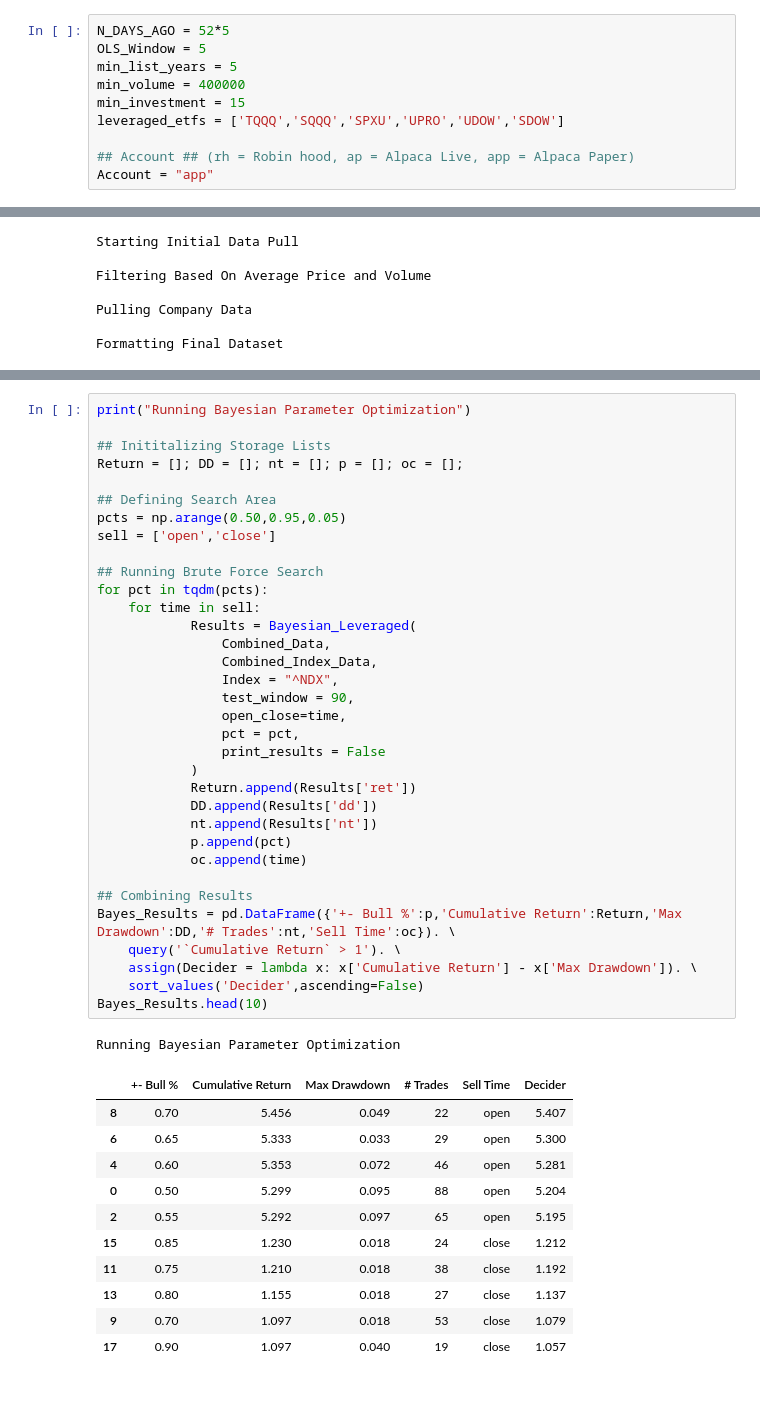
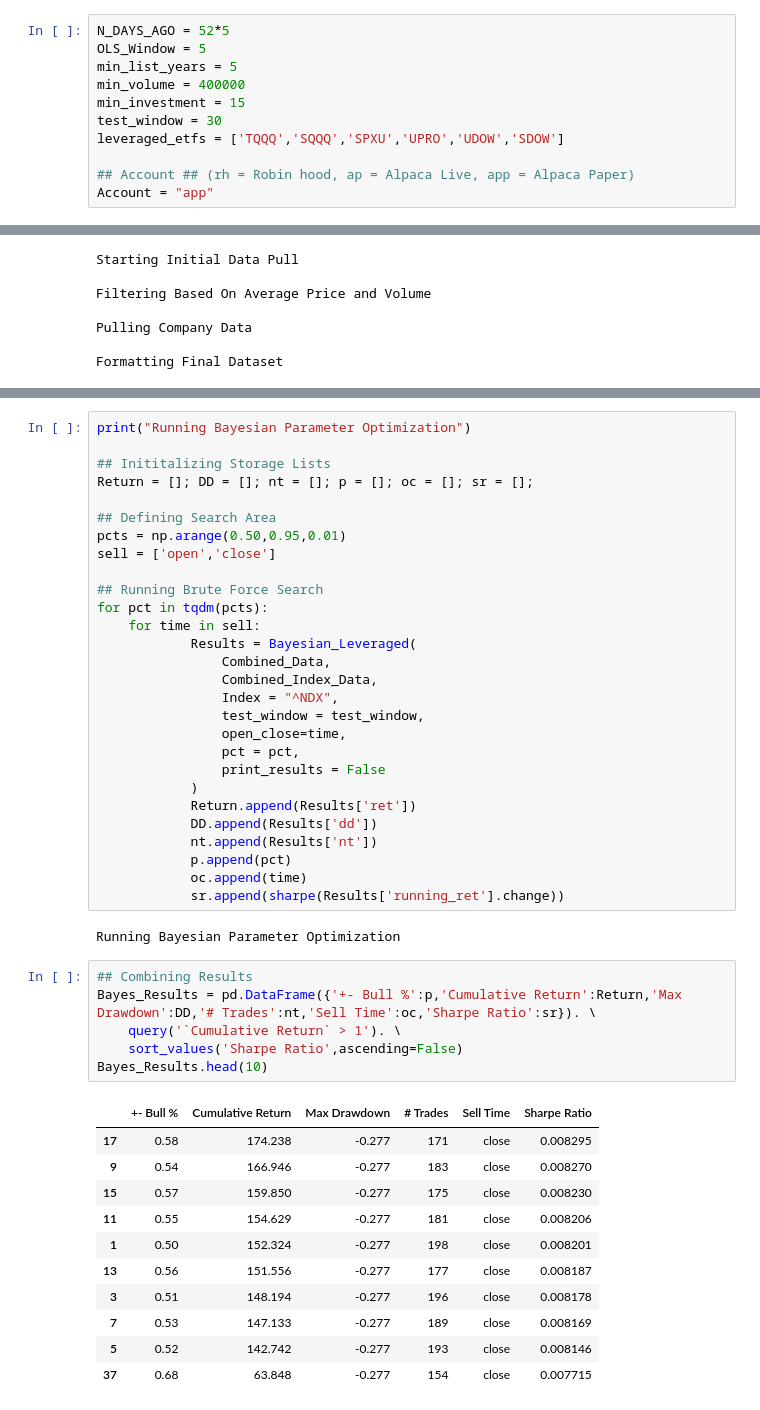
Before and after one commit to webclinic017/Stock-Strategy-Exploration, a Jupyter notebook: Python/Automated-Investing.ipynb, the cells around one changed output, grey strips where cells are left out. Drawn from its saved outputs; the diff is of its cells as text.

Commit message:
updated sharpe ratio calculation continued automated stuff

```diff
--- a/Python/Automated-Investing.ipynb
+++ b/Python/Automated-Investing.ipynb
@@ -36,6 +36,7 @@ OLS_Window = 5
 min_list_years = 5
 min_volume = 400000
 min_investment = 15
+test_window = 30
 leveraged_etfs = ['TQQQ','SQQQ','SPXU','UPRO','UDOW','SDOW']
 
 ## Account ## (rh = Robin hood, ap = Alpaca Live, app = Alpaca Paper)
@@ -298,10 +305,10 @@ fig.set_size_inches(16,9)
 print("Running Bayesian Parameter Optimization")
 
 ## Inititalizing Storage Lists
-Return = []; DD = []; nt = []; p = []; oc = [];
+Return = []; DD = []; nt = []; p = []; oc = []; sr = [];
 
 ## Defining Search Area
-pcts = np.arange(0.50,0.95,0.05)
+pcts = np.arange(0.50,0.95,0.01)
 sell = ['open','close']
 
 ## Running Brute Force Search
@@ -311,7 +318,7 @@ for pct in tqdm(pcts):
                 Combined_Data,
                 Combined_Index_Data,
                 Index = "^NDX",
-                test_window = 90,
+                test_window = test_window,
                 open_close=time,
                 pct = pct,
                 print_results = False
@@ -321,26 +328,27 @@ for pct in tqdm(pcts):
             nt.append(Results['nt'])
             p.append(pct)
             oc.append(time)
-
-## Combining Results
-Bayes_Results = pd.DataFrame({'+- Bull %':p,'Cumulative Return':Return,'Max Drawdown':DD,'# Trades':nt,'Sell Time':oc}). \
-    query('`Cumulative Return` > 1'). \
-    assign(Decider = lambda x: x['Cumulative Return'] - x['Max Drawdown']). \
-    sort_values('Decider',ascending=False)
-Bayes_Results.head(10)
+            sr.append(sharpe(Results['running_ret'].change))
 # %% [output]
 Running Bayesian Parameter Optimization
-|  | +- Bull % | Cumulative Return | Max Drawdown | # Trades | Sell Time | Decider |
-| 8 | 0.70 | 5.456 | 0.049 | 22 | open | 5.407 |
-| 6 | 0.65 | 5.333 | 0.033 | 29 | open | 5.300 |
-| 4 | 0.60 | 5.353 | 0.072 | 46 | open | 5.281 |
-| 0 | 0.50 | 5.299 | 0.095 | 88 | open | 5.204 |
-| 2 | 0.55 | 5.292 | 0.097 | 65 | open | 5.195 |
-| 15 | 0.85 | 1.230 | 0.018 | 24 | close | 1.212 |
-| 11 | 0.75 | 1.210 | 0.018 | 38 | close | 1.192 |
-| 13 | 0.80 | 1.155 | 0.018 | 27 | close | 1.137 |
-| 9 | 0.70 | 1.097 | 0.018 | 53 | close | 1.079 |
-| 17 | 0.90 | 1.097 | 0.040 | 19 | close | 1.057 |
+# %%
+## Combining Results
+Bayes_Results = pd.DataFrame({'+- Bull %':p,'Cumulative Return':Return,'Max Drawdown':DD,'# Trades':nt,'Sell Time':oc,'Sharpe Ratio':sr}). \
+    query('`Cumulative Return` > 1'). \
+    sort_values('Sharpe Ratio',ascending=False)
+Bayes_Results.head(10)
+# %% [output]
+|  | +- Bull % | Cumulative Return | Max Drawdown | # Trades | Sell Time | Sharpe Ratio |
+| 17 | 0.58 | 174.238 | -0.277 | 171 | close | 0.008295 |
+| 9 | 0.54 | 166.946 | -0.277 | 183 | close | 0.008270 |
+| 15 | 0.57 | 159.850 | -0.277 | 175 | close | 0.008230 |
+| 11 | 0.55 | 154.629 | -0.277 | 181 | close | 0.008206 |
+| 1 | 0.50 | 152.324 | -0.277 | 198 | close | 0.008201 |
+| 13 | 0.56 | 151.556 | -0.277 | 177 | close | 0.008187 |
+| 3 | 0.51 | 148.194 | -0.277 | 196 | close | 0.008178 |
+| 7 | 0.53 | 147.133 | -0.277 | 189 | close | 0.008169 |
+| 5 | 0.52 | 142.742 | -0.277 | 193 | close | 0.008146 |
+| 37 | 0.68 | 63.848 | -0.277 | 154 | close | 0.007715 |
 # %%
 Positive_Prob = np.round(float(Bayes_Results['+- Bull %'].head(1)),2)
 Sell_Time = list(Bayes_Results['Sell Time'].head(1))[0]
```
Also changed, not shown: parts of 8 cells of this notebook, 3 other files.
